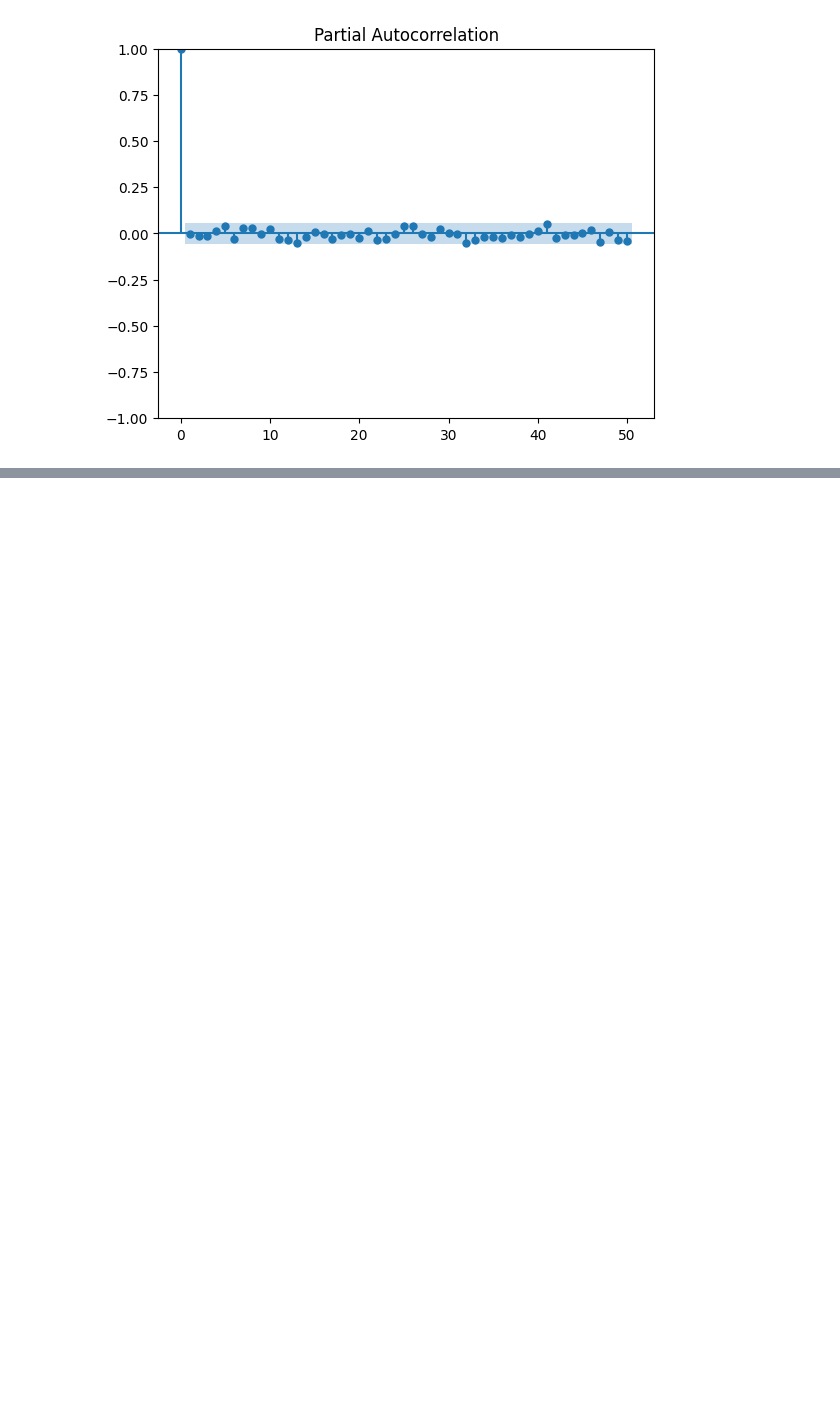
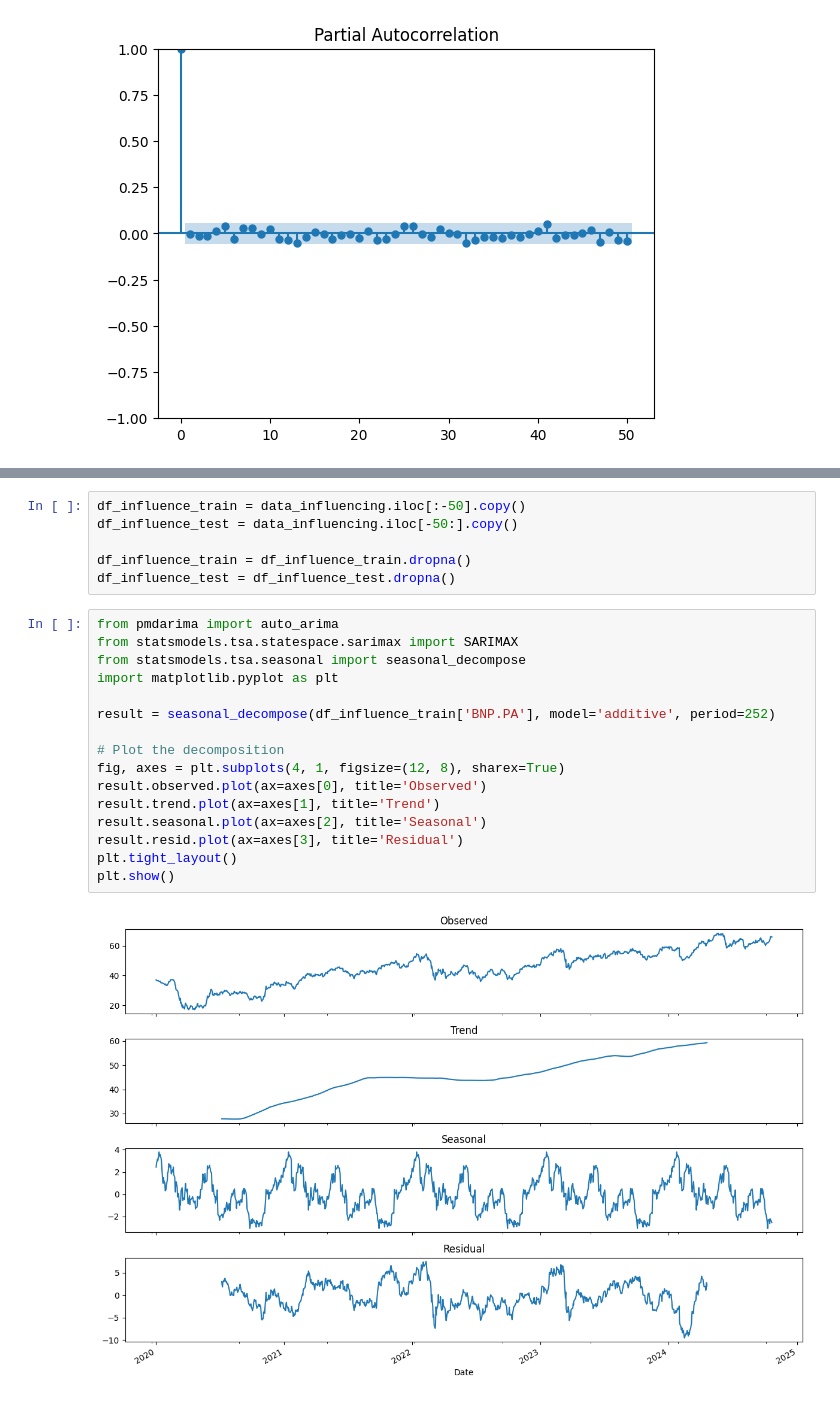
Before and after one commit to Atseiro/Prediction_BNP_Paribas_SA, a Jupyter notebook: projet.ipynb, the cells around one changed output, grey strips where cells are left out. Saved outputs shown, nothing was run; the diff lists cells and outputs as text; blank space fills up the shorter version.

```diff
--- a/projet.ipynb
+++ b/projet.ipynb
@@ -478,0 +525,24 @@ Warnings:
+# %%
+df_influence_train = data_influencing.iloc[:-50].copy()
+df_influence_test = data_influencing.iloc[-50:].copy()
+
+df_influence_train = df_influence_train.dropna()
+df_influence_test = df_influence_test.dropna()
+# %%
+from pmdarima import auto_arima
+from statsmodels.tsa.statespace.sarimax import SARIMAX
+from statsmodels.tsa.seasonal import seasonal_decompose
+import matplotlib.pyplot as plt
+
+result = seasonal_decompose(df_influence_train['BNP.PA'], model='additive', period=252)
+
+# Plot the decomposition
+fig, axes = plt.subplots(4, 1, figsize=(12, 8), sharex=True)
+result.observed.plot(ax=axes[0], title='Observed')
+result.trend.plot(ax=axes[1], title='Trend')
+result.seasonal.plot(ax=axes[2], title='Seasonal')
+result.resid.plot(ax=axes[3], title='Residual')
+plt.tight_layout()
+plt.show()
+# %% [output]
+[figure, added]
```
Also changed, not shown: parts of 14 cells of this notebook.
